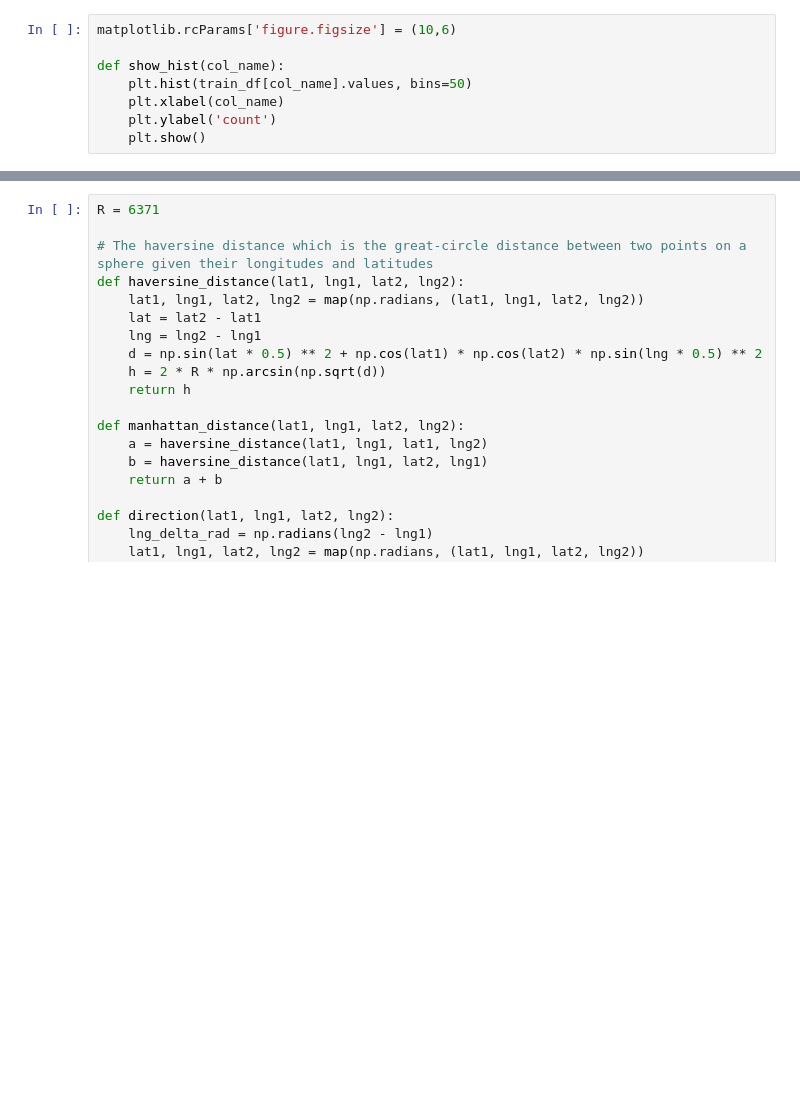
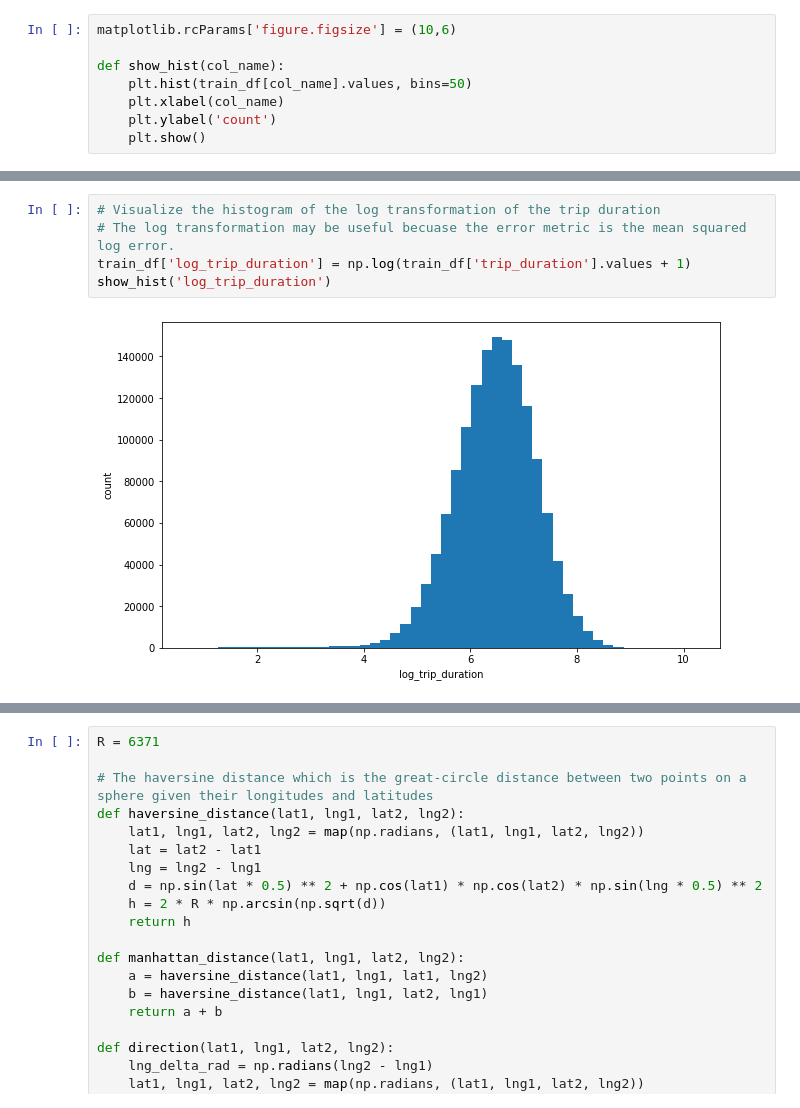
Before and after one commit to ahmedsherif304/Taxi-Trip-Duration-Kaggle-Competition, a Jupyter notebook: src/nyc.ipynb, the cells around one changed output, grey strips where cells are left out. Saved outputs shown, nothing was run; the diff lists cells and outputs as text; blank space fills up the shorter version.

```diff
--- a/src/nyc.ipynb
+++ b/src/nyc.ipynb
@@ -136,0 +220,7 @@ show_hist('passenger_count')
+# %%
+# Visualize the histogram of the log transformation of the trip duration
+# The log transformation may be useful becuase the error metric is the mean squared log error.
+train_df['log_trip_duration'] = np.log(train_df['trip_duration'].values + 1)
+show_hist('log_trip_duration')
+# %% [output]
+[figure, added]
```
Also changed, not shown: parts of 70 cells of this notebook.
